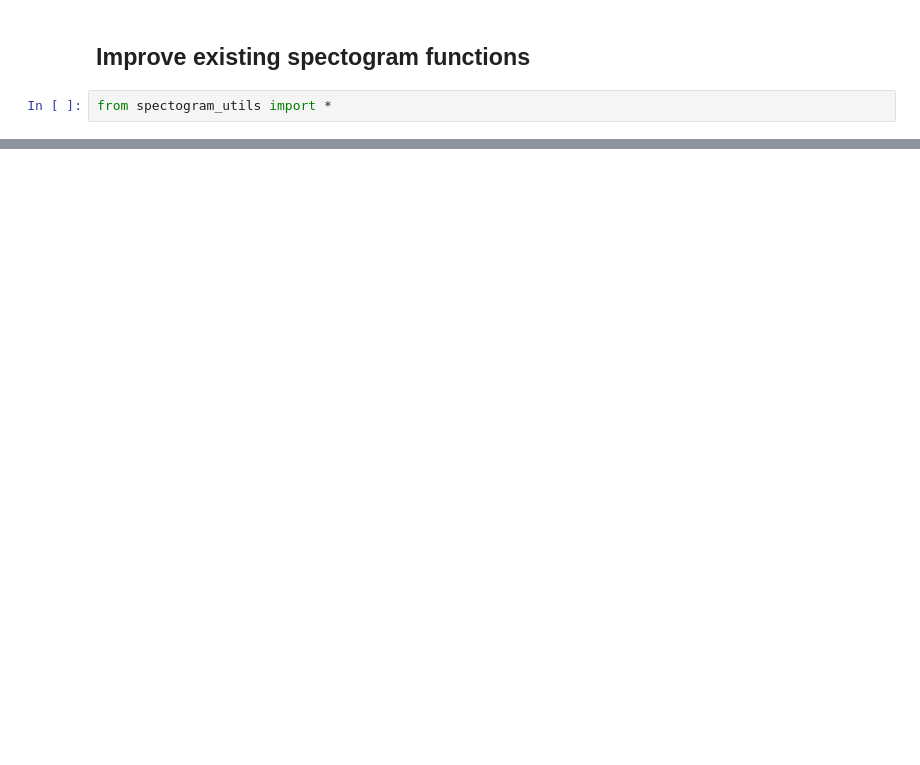
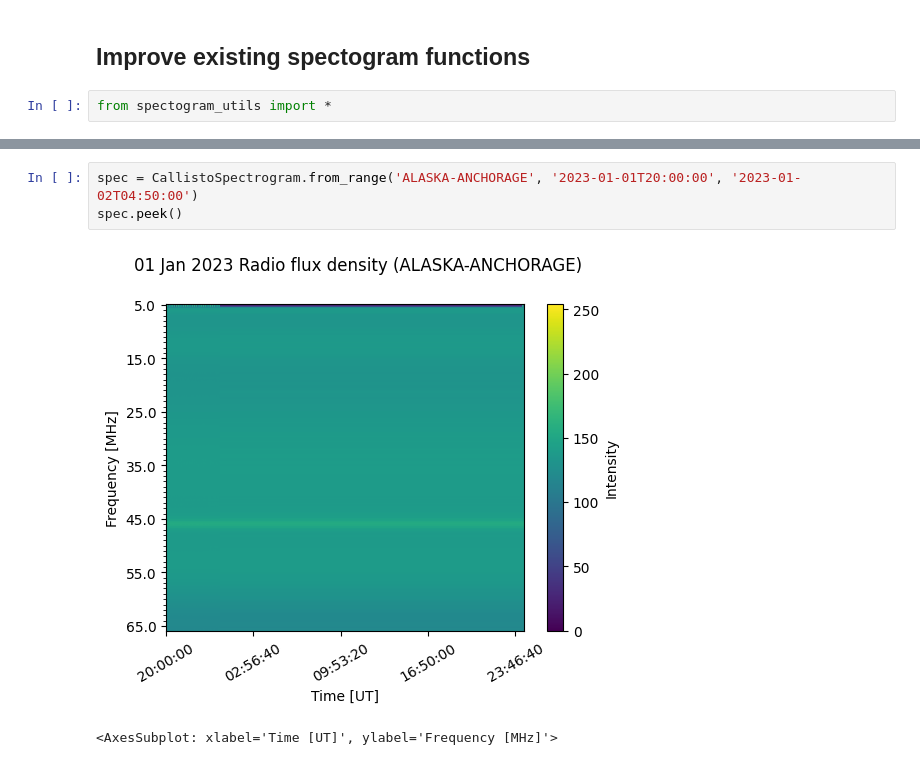
Before and after one commit to i4Ds/Radio-sunburst-labelcreation, a Jupyter notebook: data_creation.ipynb, the cells around one changed output, grey strips where cells are left out. Cells and saved outputs as stored; diff of their text form; blank space fills up the shorter version.

```diff
--- a/data_creation.ipynb
+++ b/data_creation.ipynb
@@ -262,0 +244,6 @@ plot_spectogram(change_resolution_over_time(pd_data, 40))
+# %%
+spec = CallistoSpectrogram.from_range('ALASKA-ANCHORAGE', '2023-01-01T20:00:00', '2023-01-02T04:50:00')
+spec.peek()
+# %% [output]
+[figure, added]
+<AxesSubplot: xlabel='Time [UT]', ylabel='Frequency [MHz]'>
```
Also changed, not shown: parts of 47 cells of this notebook, 4 other files.
